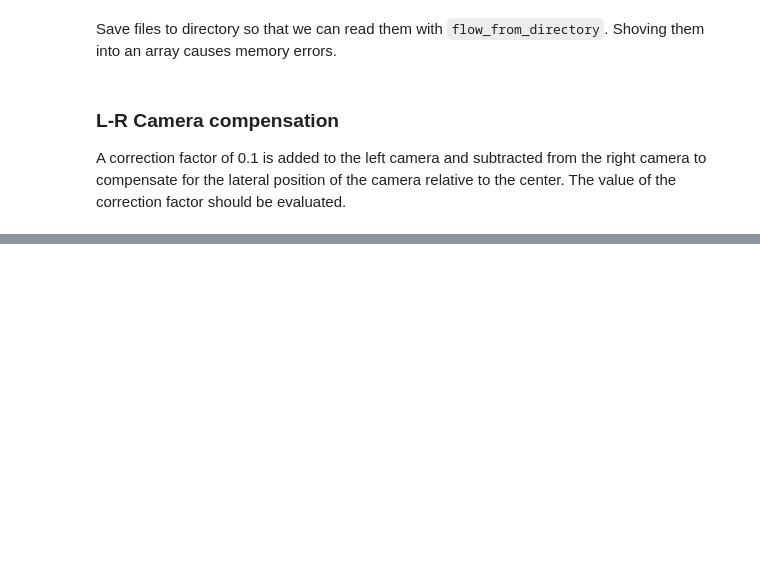
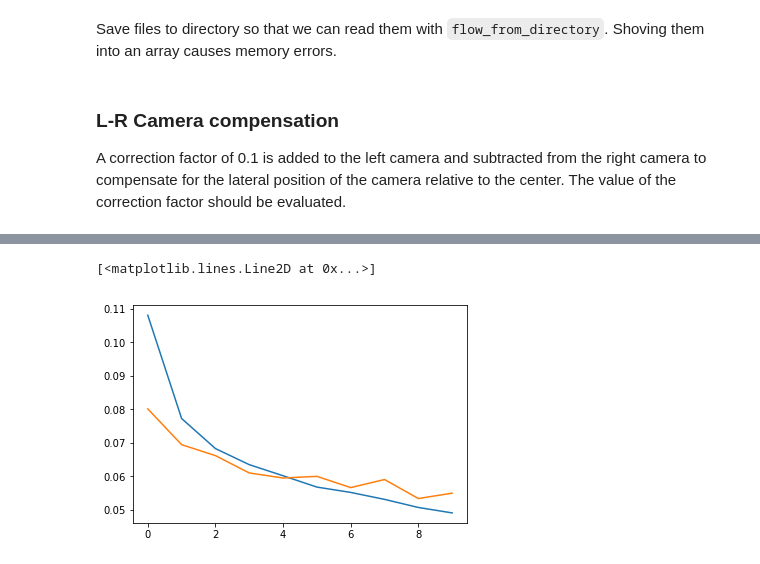
Before and after one commit to sketchc89/Simulated-Driving, a Jupyter notebook: Behavioral_Cloning.ipynb, the cells around one changed output, grey strips where cells are left out. Drawn from its saved outputs; the diff is of its cells as text; code cells hidden in the pictures; blank space fills up the shorter version.

```diff
--- a/Behavioral_Cloning.ipynb
+++ b/Behavioral_Cloning.ipynb
@@ -67,0 +102,21 @@ plt.hist(steering_angles, bins=10)
+# %%
+y = steering_angles
+n_bins = 50
+y_bins = np.floor((y - np.min(y))*n_bins/(np.max(y) - np.min(y)))
+# homogenous_samples = np.hstack((homogenous_samples,
+#                                 np.expand_dims(y_bins, axis=1)))
+
+max_samples = 500
+pct_keep = []
+for bin_num in range(n_bins+1):
+    bin_n = y_bins == bin_num
+    bin_count = bin_n.sum()
+    pct_keep.append(min(max_samples/bin_count, 1))
+random_keep = np.random.rand(homogenous_samples.shape[0],)
+class_dict = dict(zip(np.unique(y_bins), pct_keep))
+keep_array = np.vectorize(class_dict.get)(y_bins)
+delete_sample = random_keep > keep_array
+indexes = np.arange(homogenous_samples.shape[0])
+print(indexes[delete_sample])
+balanced_array = np.delete(homogenous_samples, indexes[delete_sample], axis=0)
+balanced_files = np.delete(file_paths, indexes[delete_sample], axis=0)
@@ -132,7 +189,7 @@ def generator(file_paths, samples, batch_size, lr_shift):
 BATCH_SIZE = 32
 SHIFT = 0.1
 train_files, val_files, train_samples, val_samples = \
-    sklearn.model_selection.train_test_split(file_paths, homogenous_samples, test_size=0.2)
+    sklearn.model_selection.train_test_split(balanced_files, balanced_array, test_size=0.2)
 train_generator = generator(train_files, train_samples, batch_size=BATCH_SIZE, lr_shift=SHIFT)
 validation_generator = generator(val_files, val_samples, batch_size=BATCH_SIZE, lr_shift=SHIFT)
 # %%
@@ -183,7 +240,7 @@ from keras.layers import Flatten, Dense, Lambda, Conv2D
 from keras.layers import MaxPooling2D, Cropping2D, Dropout
 
 model = Sequential()
-model.add(Cropping2D(cropping=((50,20), (0,0)), input_shape=(160,320,3)))
+model.add(Cropping2D(cropping=((60,20), (0,0)), input_shape=(160,320,3)))
 model.add(Lambda(lambda x: x/255.0 - 0.5))
 model.add(Conv2D(24, (5,5), activation='elu', padding='same'))
 model.add(MaxPooling2D())
@@ -213,3 +291,9 @@ model.save('model{0}.h5'.format(np.datetime_as_string(np.datetime64('now'))))
+# %%
+plt.plot(history_object.history['loss'])
+plt.plot(history_object.history['val_loss'])
+# %% [output]
+[<matplotlib.lines.Line2D at 0x...>]
+[figure, added]
 # %%
 model.summary()
 # %% [output]
```
Also changed, not shown: parts of 10 cells of this notebook.
